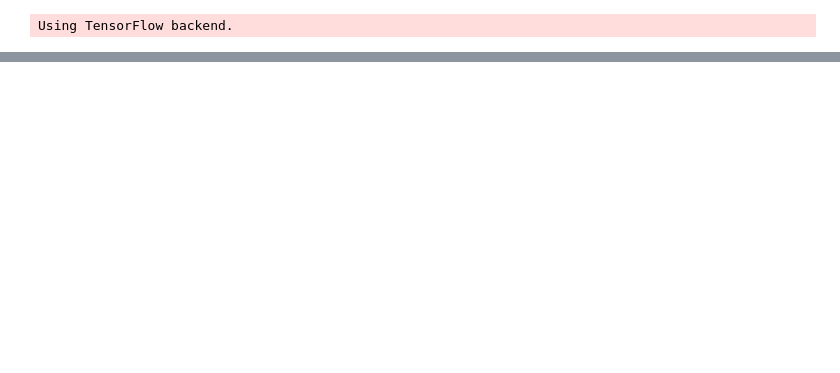
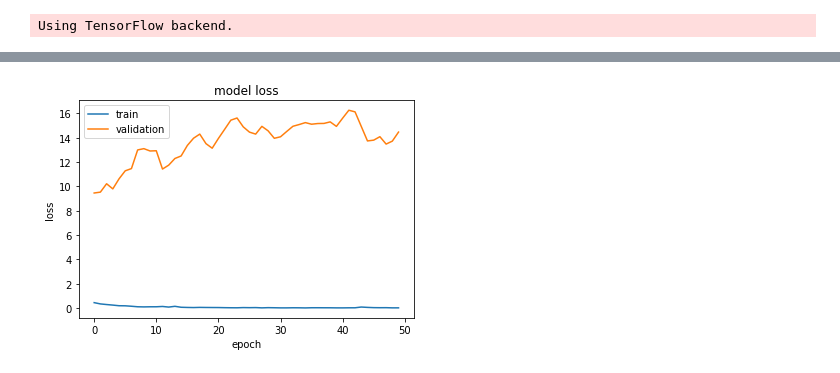
Before and after one commit to hashemi124/ANN_edu_deep, a Jupyter notebook: mvision_cal101.ipynb, the cells around one changed output, grey strips where cells are left out. Saved outputs shown, nothing was run; the diff lists cells and outputs as text; code cells hidden in the pictures; blank space fills up the shorter version.

```diff
--- a/mvision_cal101.ipynb
+++ b/mvision_cal101.ipynb
@@ -51,7 +51,7 @@ def load_images(path,n=0):
         i = i+1
         for filename in os.listdir(back_path):
             image_path = os.path.join(back_path,filename)
-            img = image.load_img(image_path,target_size=(224,224))
+            img = image.load_img(image_path,target_size=(32,32))
             img = image.img_to_array(img)
             #Y.append(image)
             #image = imresize(image,[128,128,3])
@@ -171,20 +171,22 @@ Shape of test data:
 (2856, 15)
 # %%
-from keras.layers import Dense, Flatten
-from keras.layers import Conv2D, MaxPooling2D
-from keras.models import Sequential
-from keras.layers import Dense, Activation, Dropout
-from keras.optimizers import SGD
+
 
 model = Sequential()
 
-model.add(Conv2D(224, (3, 3), activation='relu', input_shape=(224, 224, 3)))
-model.add(Conv2D(224, (3, 3), activation='relu'))
+model.add(Conv2D(32, (3, 3), activation='relu', input_shape=(32, 32, 3)))
+model.add(Conv2D(32, (3, 3), activation='relu'))
 model.add(MaxPooling2D(pool_size=(2, 2)))
+# Dropout layer added here
+model.add(Dropout(0.25))
 
 model.add(Flatten())
 model.add(Dense(256, activation='relu'))
+# Dropout layer added here
+model.add(Dropout(0.5))
 model.add(Dense(15, activation='softmax'))
 
 sgd = SGD(lr=0.01, decay=1e-6, momentum=0.9, nesterov=True)
 model.compile(loss='categorical_crossentropy', metrics=['accuracy'], optimizer=sgd)
+# %%
+history = model.fit(X_train, y_train, batch_size=32, epochs=50, verbose=2, validation_split=0.2)
@@ -190,0 +211,13 @@ model.compile(loss='categorical_crossentropy', metrics=['accuracy'], optimizer=s
+# %%
+def plotLosses(history):
+    plt.plot(history.history['loss'])
+    plt.plot(history.history['val_loss'])
+    plt.title('model loss')
+    plt.ylabel('loss')
+    plt.xlabel('epoch')
+    plt.legend(['train', 'validation'], loc='upper left')
+    plt.show()
+# %%
+plotLosses(history)
+# %% [output]
+[figure, added]
```
Also changed, not shown: parts of 9 cells of this notebook.
